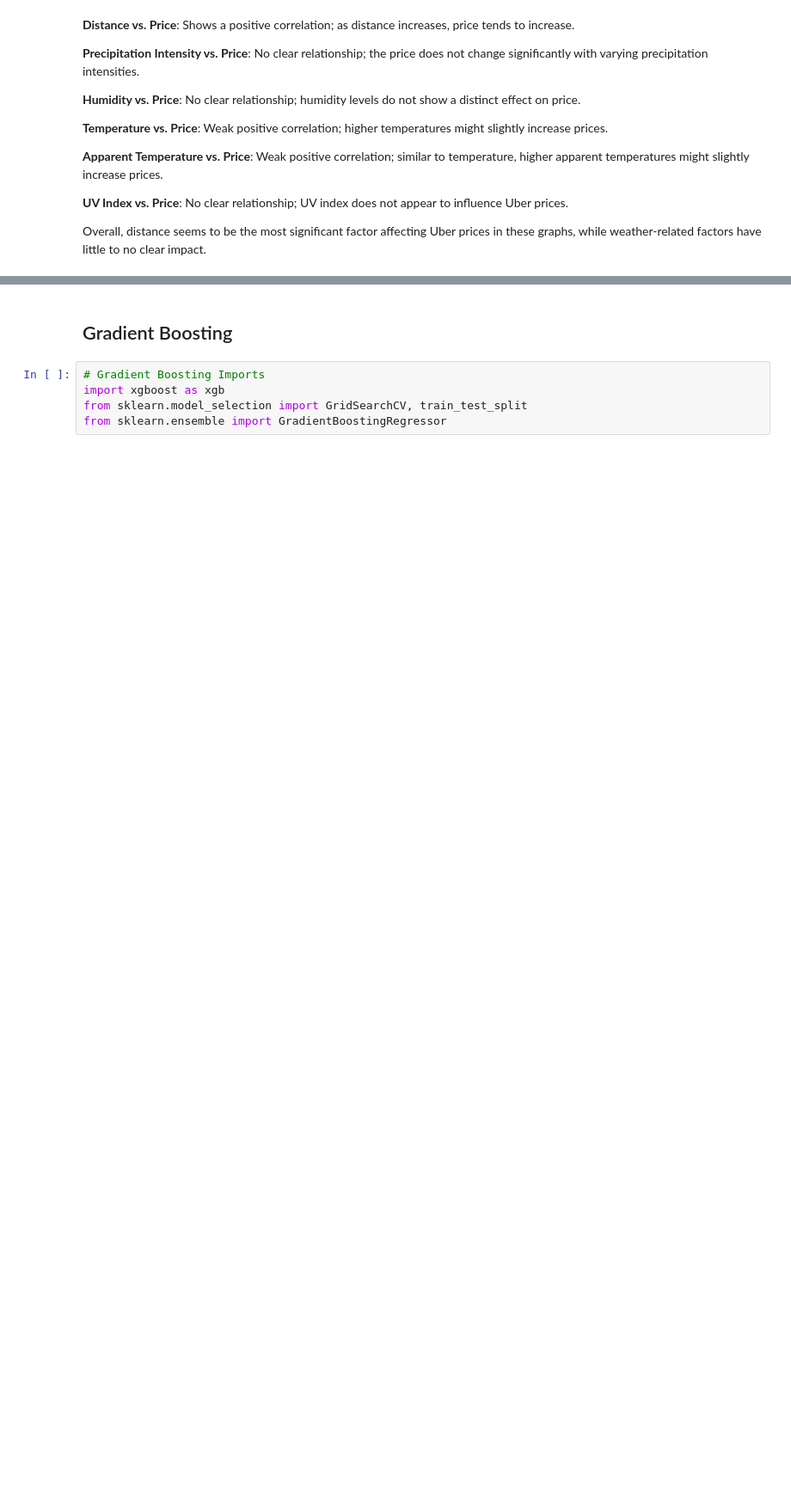
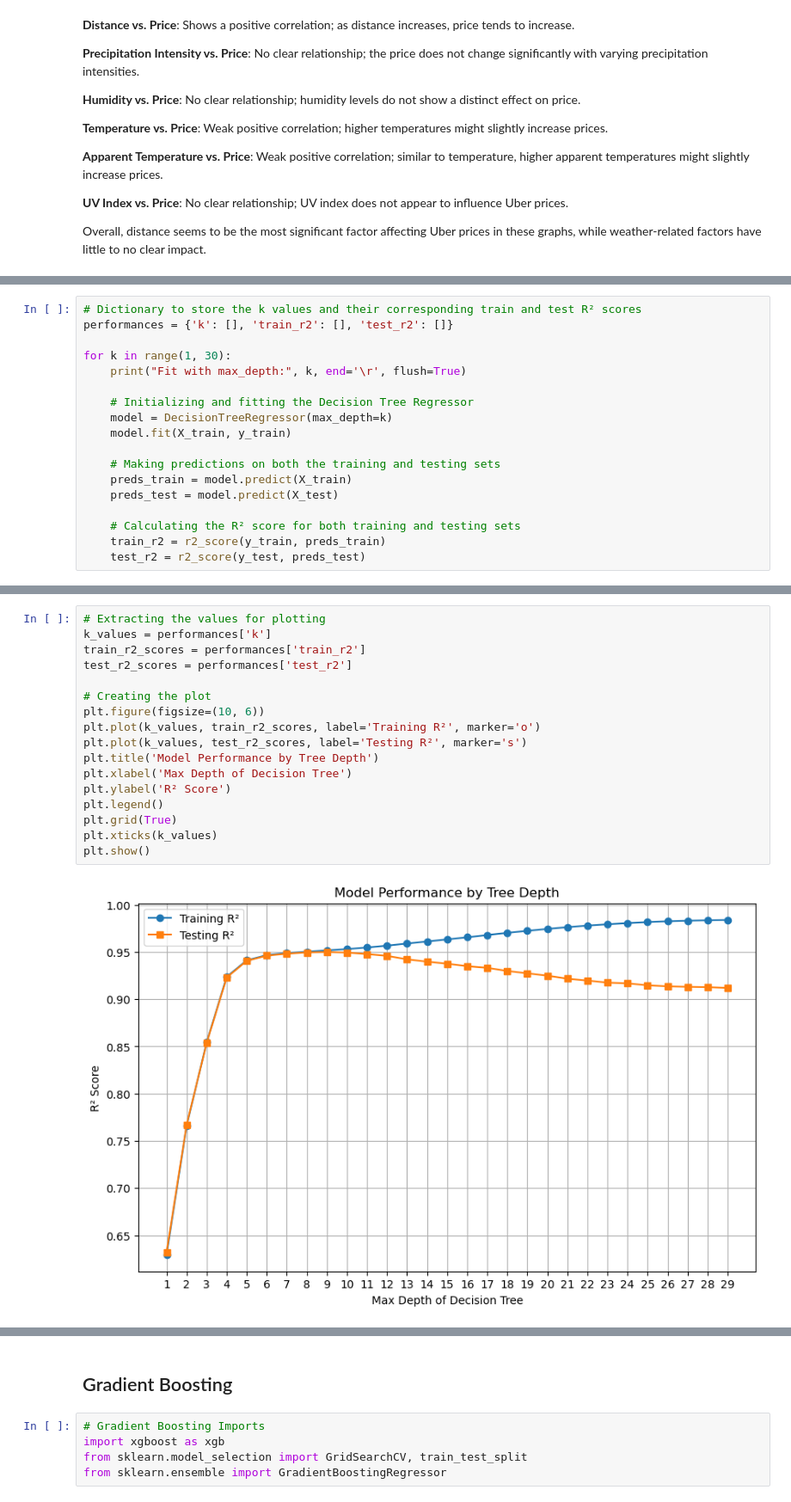
Before and after one commit to achchala/rideshare-predictive-pricing, a Jupyter notebook: notebooks/data_modeling.ipynb, the cells around one changed output, grey strips where cells are left out. Shown at 86% size. Cells and saved outputs as stored; diff of their text form; blank space fills up the shorter version.

Commit message:
Updating Data Modeling

```diff
--- a/notebooks/data_modeling.ipynb
+++ b/notebooks/data_modeling.ipynb
@@ -143,0 +155,18 @@ X_train, X_test, y_train, y_test = train_test_split(X, y, test_size=0.2, random_
+# %%
+# Dictionary to store the k values and their corresponding train and test R² scores
+performances = {'k': [], 'train_r2': [], 'test_r2': []}
+
+for k in range(1, 30):
+    print("Fit with max_depth:", k, end='\r', flush=True)
+
+    # Initializing and fitting the Decision Tree Regressor
+    model = DecisionTreeRegressor(max_depth=k)
+    model.fit(X_train, y_train)
+
+    # Making predictions on both the training and testing sets
+    preds_train = model.predict(X_train)
+    preds_test = model.predict(X_test)
+
+    # Calculating the R² score for both training and testing sets
+    train_r2 = r2_score(y_train, preds_train)
+    test_r2 = r2_score(y_test, preds_test)
@@ -143,0 +177,19 @@ X_train, X_test, y_train, y_test = train_test_split(X, y, test_size=0.2, random_
+# %%
+# Extracting the values for plotting
+k_values = performances['k']
+train_r2_scores = performances['train_r2']
+test_r2_scores = performances['test_r2']
+
+# Creating the plot
+plt.figure(figsize=(10, 6))
+plt.plot(k_values, train_r2_scores, label='Training R²', marker='o')
+plt.plot(k_values, test_r2_scores, label='Testing R²', marker='s')
+plt.title('Model Performance by Tree Depth')
+plt.xlabel('Max Depth of Decision Tree')
+plt.ylabel('R² Score')
+plt.legend()
+plt.grid(True)
+plt.xticks(k_values)
+plt.show()
+# %% [output]
+[figure, added]
```
Also changed, not shown: parts of 15 cells of this notebook, 2 other files.
